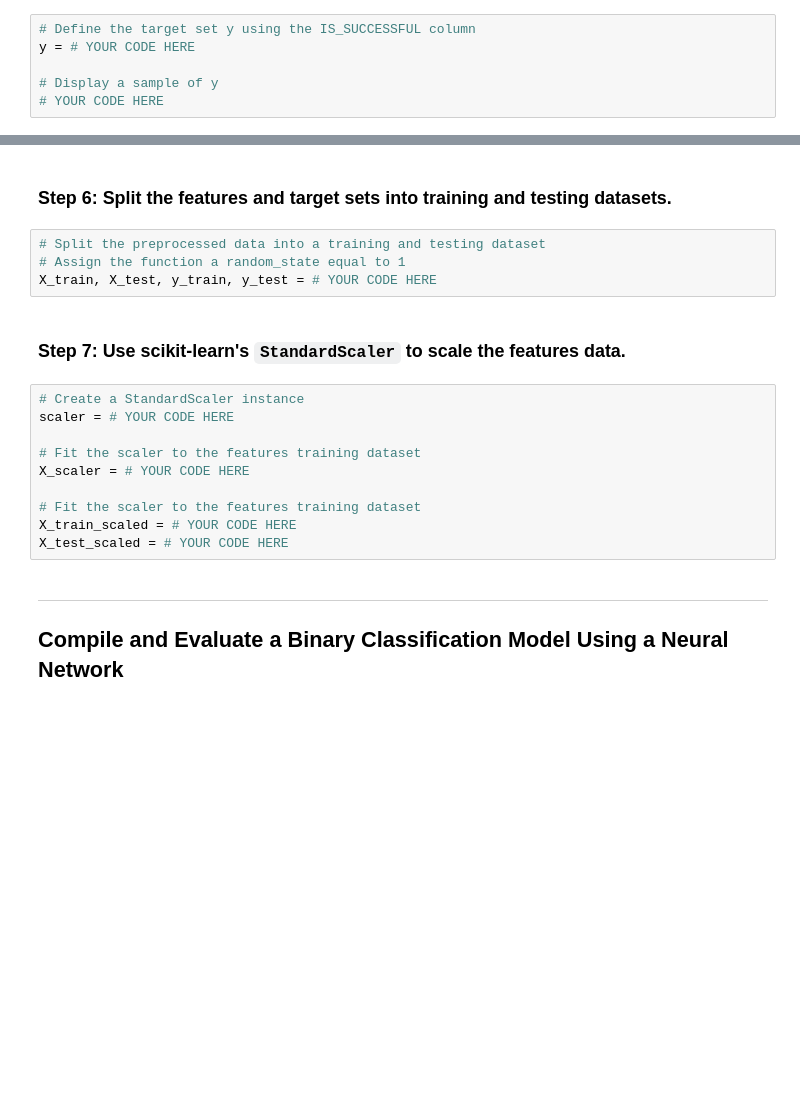
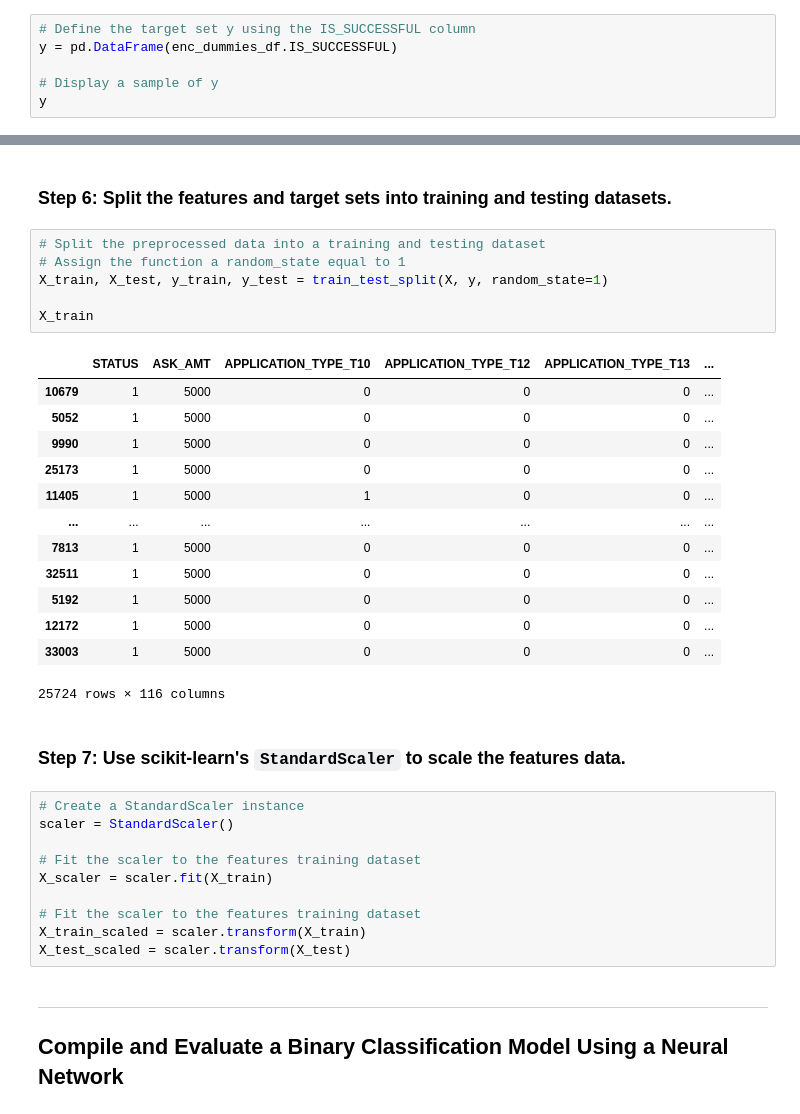
Before and after one commit to jjestrella/challenge_13, a Jupyter notebook: venture_funding_with_deep_learning.ipynb, the cells around one changed output, grey strips where cells are left out. Cells and saved outputs as stored; diff of their text form; blank space fills up the shorter version.

```diff
--- a/venture_funding_with_deep_learning.ipynb
+++ b/venture_funding_with_deep_learning.ipynb
@@ -188,7 +246,7 @@ encoded_df = # YOUR CODE HERE
 ### Step 5: Using the preprocessed data, create the features (`X`) and target (`y`) datasets. The target dataset should be defined by the preprocessed DataFrame column “IS_SUCCESSFUL”. The remaining columns should define the features dataset.
 # %%
 # Define the target set y using the IS_SUCCESSFUL column
-y = # YOUR CODE HERE
+y = pd.DataFrame(enc_dummies_df.IS_SUCCESSFUL)
 
 # Display a sample of y
-# YOUR CODE HERE
+y
@@ -203,19 +289,35 @@ X = # YOUR CODE HERE
 # %%
 # Split the preprocessed data into a training and testing dataset
 # Assign the function a random_state equal to 1
-X_train, X_test, y_train, y_test = # YOUR CODE HERE
+X_train, X_test, y_train, y_test = train_test_split(X, y, random_state=1)
+
+X_train
+# %% [output]
+|  | STATUS | ASK_AMT | APPLICATION_TYPE_T10 | APPLICATION_TYPE_T12 | APPLICATION_TYPE_T13 | ... |
+| 10679 | 1 | 5000 | 0 | 0 | 0 | ... |
+| 5052 | 1 | 5000 | 0 | 0 | 0 | ... |
+| 9990 | 1 | 5000 | 0 | 0 | 0 | ... |
+| 25173 | 1 | 5000 | 0 | 0 | 0 | ... |
+| 11405 | 1 | 5000 | 1 | 0 | 0 | ... |
+| ... | ... | ... | ... | ... | ... | ... |
+| 7813 | 1 | 5000 | 0 | 0 | 0 | ... |
+| 32511 | 1 | 5000 | 0 | 0 | 0 | ... |
+| 5192 | 1 | 5000 | 0 | 0 | 0 | ... |
+| 12172 | 1 | 5000 | 0 | 0 | 0 | ... |
+| 33003 | 1 | 5000 | 0 | 0 | 0 | ... |
+25724 rows × 116 columns
 # %% [markdown]
 ### Step 7: Use scikit-learn's `StandardScaler` to scale the features data.
 # %%
 # Create a StandardScaler instance
-scaler = # YOUR CODE HERE
+scaler = StandardScaler()
 
 # Fit the scaler to the features training dataset
-X_scaler = # YOUR CODE HERE
+X_scaler = scaler.fit(X_train)
 
 # Fit the scaler to the features training dataset
-X_train_scaled = # YOUR CODE HERE
-X_test_scaled = # YOUR CODE HERE
+X_train_scaled = scaler.transform(X_train)
+X_test_scaled = scaler.transform(X_test)
 # %% [markdown]
 ---
 
```
Also changed, not shown: parts of 43 cells of this notebook, 4 other files.
